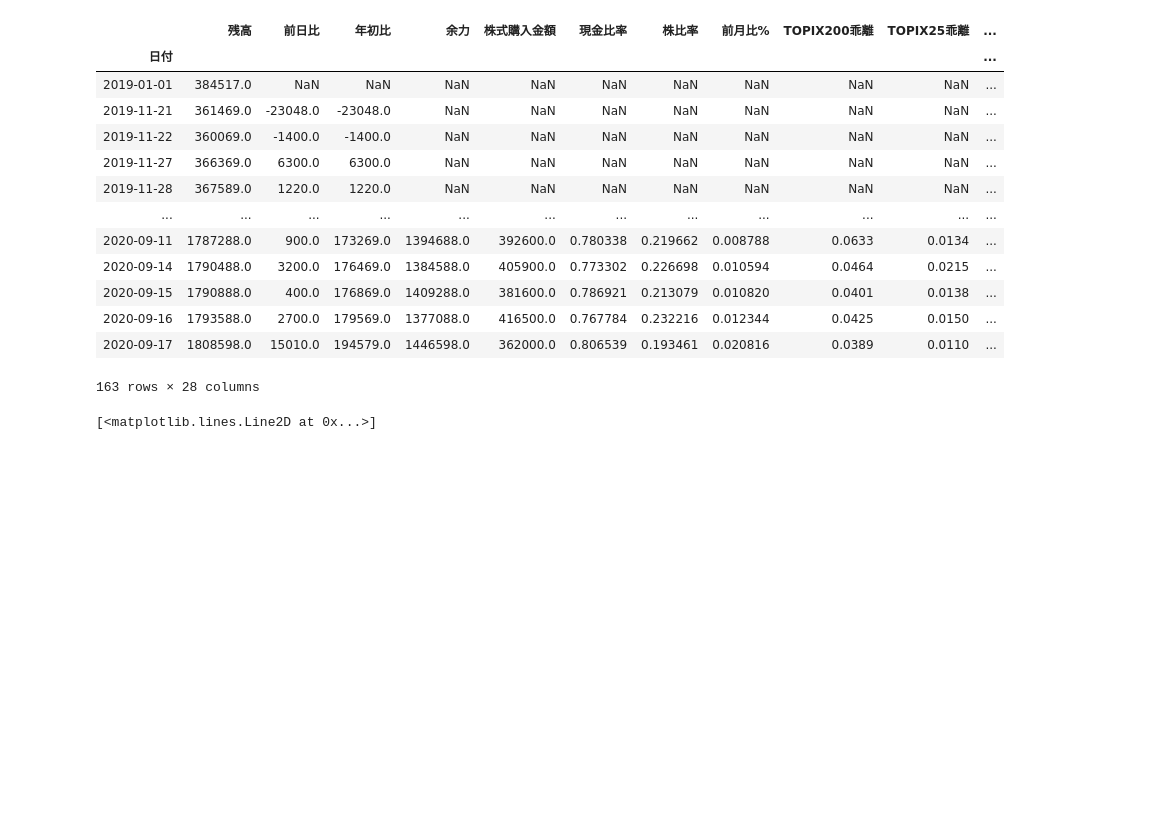
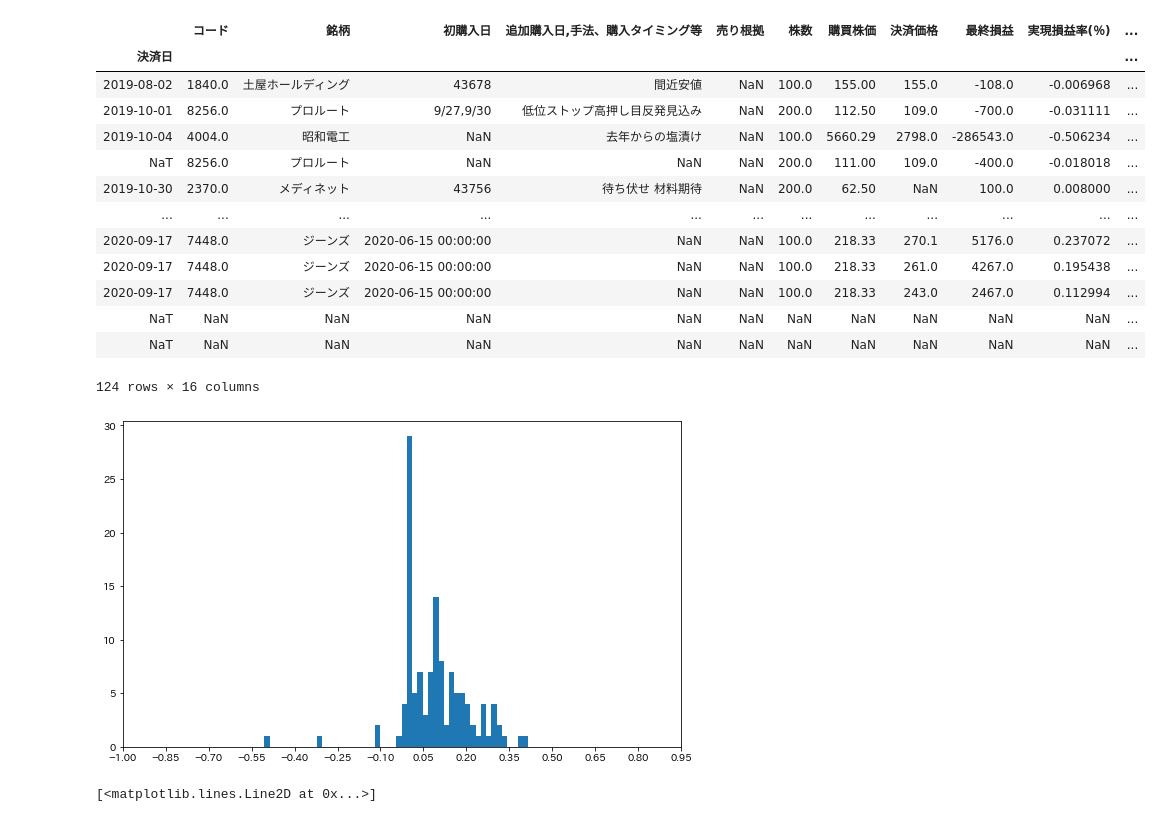
Before and after one commit to dddd-bbbb/test, a Jupyter notebook: kabu_graph.ipynb, the cells around one changed output. Cells and saved outputs as stored; diff of their text form; code cells hidden in the pictures; blank space fills up the shorter version.

```diff
--- a/kabu_graph.ipynb
+++ b/kabu_graph.ipynb
@@ -1,24 +1,32 @@
 # %%
 import pandas as pd
 import matplotlib.pyplot as plt
+import numpy as np
 
-data = pd.read_excel(r"C:\Users\a\OneDrive\ドキュメント\kabu_doc\売買.xlsx", sheet_name="資金の遷移", index_col="日付")
-data
+data = pd.read_excel(r"C:\Users\a\OneDrive\ドキュメント\kabu_doc\売買.xlsx", sheet_name="資金の遷移", index_col=0)
+data2 = pd.read_excel(r"C:\Users\a\OneDrive\ドキュメント\kabu_doc\売買.xlsx", sheet_name="総合実現損益", index_col=0, parse_dates=True,  skiprows = [125, 126])
+
+plt.figure(figsize=(10, 6))
+plt.hist(data2["実現損益率(％)"], bins=50)
+plt.xticks(np.arange(-1, 1, step=0.15))
+
+data2
 # %% [output]
-|  | 残高 | 前日比 | 年初比 | 余力 | 株式購入金額 | 現金比率 | 株比率 | 前月比% | TOPIX200乖離 | TOPIX25乖離 | ... |
-| 日付 |  |  |  |  |  |  |  |  |  |  | ... |
-| 2019-01-01 | 384517.0 | NaN | NaN | NaN | NaN | NaN | NaN | NaN | NaN | NaN | ... |
-| 2019-11-21 | 361469.0 | -23048.0 | -23048.0 | NaN | NaN | NaN | NaN | NaN | NaN | NaN | ... |
-| 2019-11-22 | 360069.0 | -1400.0 | -1400.0 | NaN | NaN | NaN | NaN | NaN | NaN | NaN | ... |
-| 2019-11-27 | 366369.0 | 6300.0 | 6300.0 | NaN | NaN | NaN | NaN | NaN | NaN | NaN | ... |
-| 2019-11-28 | 367589.0 | 1220.0 | 1220.0 | NaN | NaN | NaN | NaN | NaN | NaN | NaN | ... |
+|  | コード | 銘柄 | 初購入日 | 追加購入日,手法、購入タイミング等 | 売り根拠 | 株数 | 購買株価 | 決済価格 | 最終損益 | 実現損益率(％) | ... |
+| 決済日 |  |  |  |  |  |  |  |  |  |  | ... |
+| 2019-08-02 | 1840.0 | 土屋ホールディング | 43678 | 間近安値 | NaN | 100.0 | 155.00 | 155.0 | -108.0 | -0.006968 | ... |
+| 2019-10-01 | 8256.0 | プロルート | 9/27,9/30 | 低位ストップ高押し目反発見込み | NaN | 200.0 | 112.50 | 109.0 | -700.0 | -0.031111 | ... |
+| 2019-10-04 | 4004.0 | 昭和電工 | NaN | 去年からの塩漬け | NaN | 100.0 | 5660.29 | 2798.0 | -286543.0 | -0.506234 | ... |
+| NaT | 8256.0 | プロルート | NaN | NaN | NaN | 200.0 | 111.00 | 109.0 | -400.0 | -0.018018 | ... |
+| 2019-10-30 | 2370.0 | メディネット | 43756 | 待ち伏せ 材料期待 | NaN | 200.0 | 62.50 | NaN | 100.0 | 0.008000 | ... |
 | ... | ... | ... | ... | ... | ... | ... | ... | ... | ... | ... | ... |
-| 2020-09-11 | 1787288.0 | 900.0 | 173269.0 | 1394688.0 | 392600.0 | 0.780338 | 0.219662 | 0.008788 | 0.0633 | 0.0134 | ... |
-| 2020-09-14 | 1790488.0 | 3200.0 | 176469.0 | 1384588.0 | 405900.0 | 0.773302 | 0.226698 | 0.010594 | 0.0464 | 0.0215 | ... |
-| 2020-09-15 | 1790888.0 | 400.0 | 176869.0 | 1409288.0 | 381600.0 | 0.786921 | 0.213079 | 0.010820 | 0.0401 | 0.0138 | ... |
-| 2020-09-16 | 1793588.0 | 2700.0 | 179569.0 | 1377088.0 | 416500.0 | 0.767784 | 0.232216 | 0.012344 | 0.0425 | 0.0150 | ... |
-| 2020-09-17 | 1808598.0 | 15010.0 | 194579.0 | 1446598.0 | 362000.0 | 0.806539 | 0.193461 | 0.020816 | 0.0389 | 0.0110 | ... |
+| 2020-09-17 | 7448.0 | ジーンズ | 2020-06-15 00:00:00 | NaN | NaN | 100.0 | 218.33 | 270.1 | 5176.0 | 0.237072 | ... |
+| 2020-09-17 | 7448.0 | ジーンズ | 2020-06-15 00:00:00 | NaN | NaN | 100.0 | 218.33 | 261.0 | 4267.0 | 0.195438 | ... |
+| 2020-09-17 | 7448.0 | ジーンズ | 2020-06-15 00:00:00 | NaN | NaN | 100.0 | 218.33 | 243.0 | 2467.0 | 0.112994 | ... |
+| NaT | NaN | NaN | NaN | NaN | NaN | NaN | NaN | NaN | NaN | NaN | ... |
+| NaT | NaN | NaN | NaN | NaN | NaN | NaN | NaN | NaN | NaN | NaN | ... |
-163 rows × 28 columns
+124 rows × 16 columns
+[figure, added]
 # %%
 fig, ax1=plt.subplots()
 plt.plot(data["TOPIX"])
```
Also changed, not shown: parts of 4 cells of this notebook.
